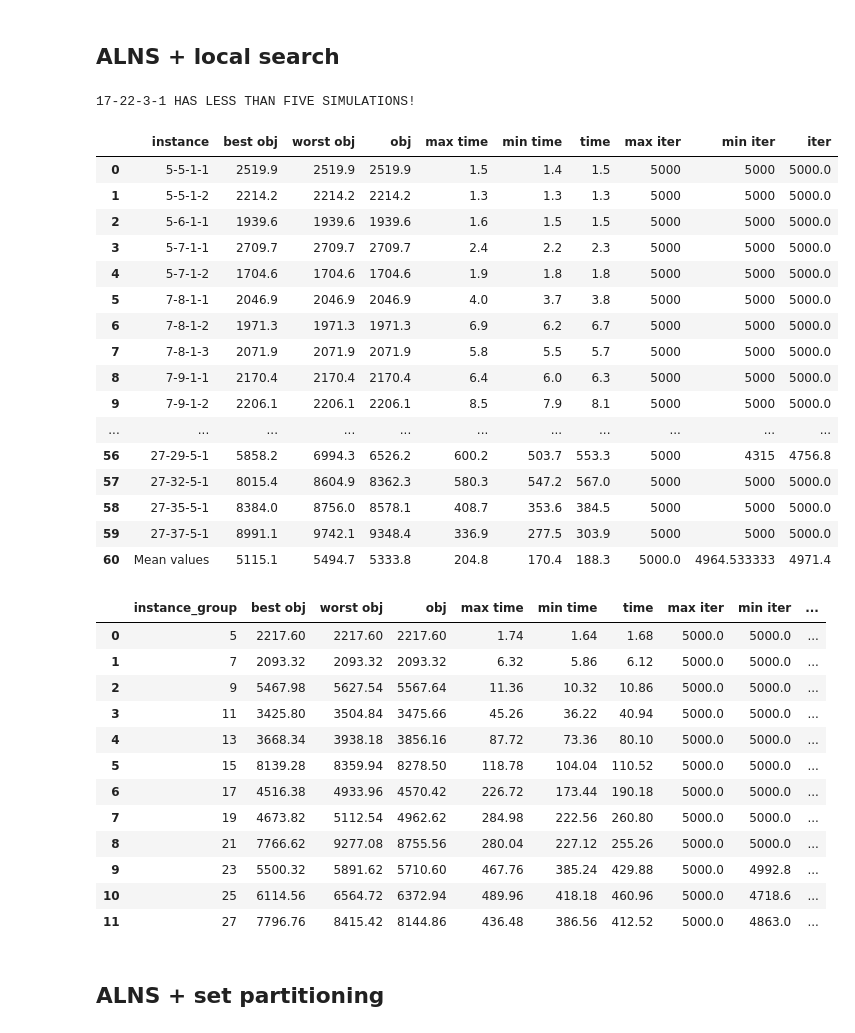
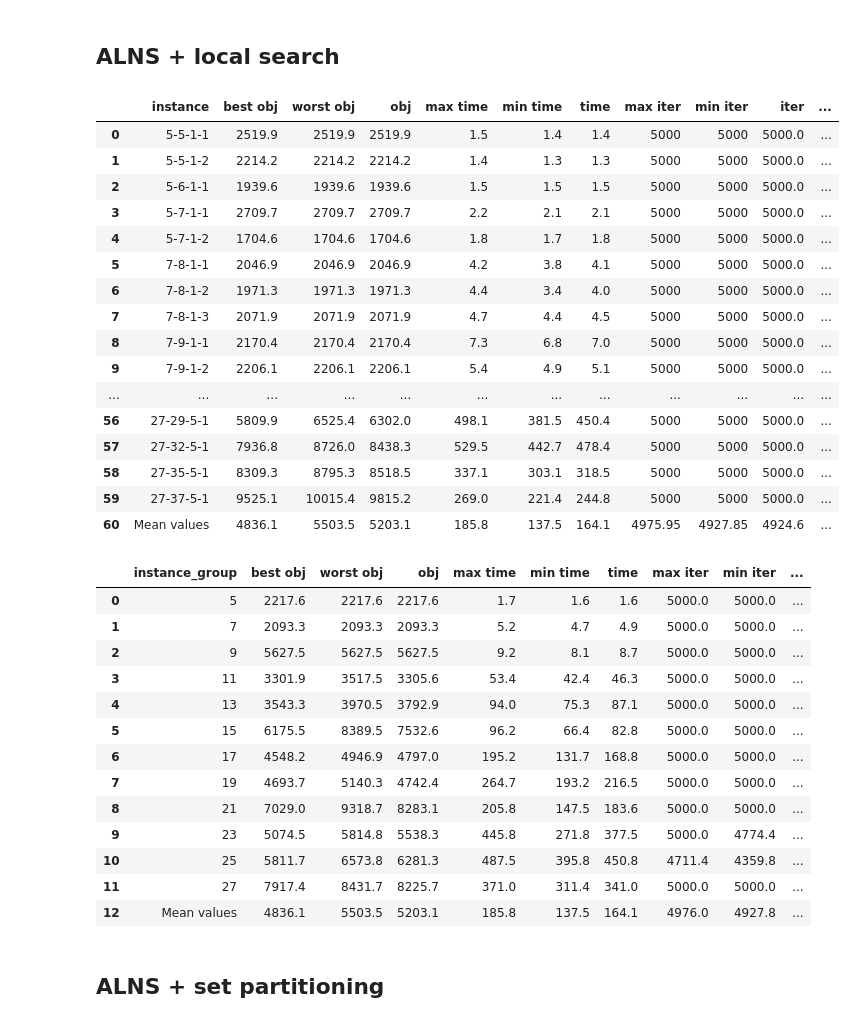
Before and after one commit to avandvik/masters-thesis, a Jupyter notebook: plot/performance.ipynb, the cells around one changed output. Saved outputs shown, nothing was run; the diff lists cells and outputs as text; code cells hidden in the pictures.

```diff
--- a/plot/performance.ipynb
+++ b/plot/performance.ipynb
@@ -221,5 +223,10 @@ def aggregate_df_by_instance_group(df):
     df = df.append(mean_row, ignore_index=True)
     df = df.round(1)
     return df
+
+def load_df(file_name):
+    run_df = pd.read_pickle(f'dataframes/performance/{file_name}')
+    # run_df = sort_df(run_df, sort_column)
+    return run_df
 # %% [markdown]
 ## ALNS baseline
@@ -355,47 +386,54 @@ run_lns_agg_df
 # %% [markdown]
 ## ALNS + local search
 # %%
-run_ls_name = 'ls/'
-run_ls_df = generate_run_df(run_ls_name)
-run_ls_agg_df = aggregate_df_by_instance_group(run_ls_df)
+if generate_df:
+    run_ls_name = 'second/ls/'
+    run_ls_df = generate_run_df(run_ls_name)
+    run_ls_agg_df = aggregate_df_by_instance_group(run_ls_df)
+
+    run_ls_file_name = f'dataframes/performance/ls.pkl'
+    run_ls_agg_file_name = f'dataframes/performance/ls_agg.pkl'
+    run_ls_df.to_pickle(run_ls_file_name)
+    run_ls_agg_df.to_pickle(run_ls_agg_file_name)
-# %% [output]
-17-22-3-1 HAS LESS THAN FIVE SIMULATIONS!
 # %%
+run_ls_df = load_df('ls.pkl')
 run_ls_df
 # %% [output]
-|  | instance | best obj | worst obj | obj | max time | min time | time | max iter | min iter | iter |
-| 0 | 5-5-1-1 | 2519.9 | 2519.9 | 2519.9 | 1.5 | 1.4 | 1.5 | 5000 | 5000 | 5000.0 |
-| 1 | 5-5-1-2 | 2214.2 | 2214.2 | 2214.2 | 1.3 | 1.3 | 1.3 | 5000 | 5000 | 5000.0 |
-| 2 | 5-6-1-1 | 1939.6 | 1939.6 | 1939.6 | 1.6 | 1.5 | 1.5 | 5000 | 5000 | 5000.0 |
-| 3 | 5-7-1-1 | 2709.7 | 2709.7 | 2709.7 | 2.4 | 2.2 | 2.3 | 5000 | 5000 | 5000.0 |
-| 4 | 5-7-1-2 | 1704.6 | 1704.6 | 1704.6 | 1.9 | 1.8 | 1.8 | 5000 | 5000 | 5000.0 |
-| 5 | 7-8-1-1 | 2046.9 | 2046.9 | 2046.9 | 4.0 | 3.7 | 3.8 | 5000 | 5000 | 5000.0 |
-| 6 | 7-8-1-2 | 1971.3 | 1971.3 | 1971.3 | 6.9 | 6.2 | 6.7 | 5000 | 5000 | 5000.0 |
-| 7 | 7-8-1-3 | 2071.9 | 2071.9 | 2071.9 | 5.8 | 5.5 | 5.7 | 5000 | 5000 | 5000.0 |
-| 8 | 7-9-1-1 | 2170.4 | 2170.4 | 2170.4 | 6.4 | 6.0 | 6.3 | 5000 | 5000 | 5000.0 |
-| 9 | 7-9-1-2 | 2206.1 | 2206.1 | 2206.1 | 8.5 | 7.9 | 8.1 | 5000 | 5000 | 5000.0 |
-| ... | ... | ... | ... | ... | ... | ... | ... | ... | ... | ... |
-| 56 | 27-29-5-1 | 5858.2 | 6994.3 | 6526.2 | 600.2 | 503.7 | 553.3 | 5000 | 4315 | 4756.8 |
-| 57 | 27-32-5-1 | 8015.4 | 8604.9 | 8362.3 | 580.3 | 547.2 | 567.0 | 5000 | 5000 | 5000.0 |
-| 58 | 27-35-5-1 | 8384.0 | 8756.0 | 8578.1 | 408.7 | 353.6 | 384.5 | 5000 | 5000 | 5000.0 |
-| 59 | 27-37-5-1 | 8991.1 | 9742.1 | 9348.4 | 336.9 | 277.5 | 303.9 | 5000 | 5000 | 5000.0 |
-| 60 | Mean values | 5115.1 | 5494.7 | 5333.8 | 204.8 | 170.4 | 188.3 | 5000.0 | 4964.533333 | 4971.4 |
+|  | instance | best obj | worst obj | obj | max time | min time | time | max iter | min iter | iter | ... |
+| 0 | 5-5-1-1 | 2519.9 | 2519.9 | 2519.9 | 1.5 | 1.4 | 1.4 | 5000 | 5000 | 5000.0 | ... |
+| 1 | 5-5-1-2 | 2214.2 | 2214.2 | 2214.2 | 1.4 | 1.3 | 1.3 | 5000 | 5000 | 5000.0 | ... |
+| 2 | 5-6-1-1 | 1939.6 | 1939.6 | 1939.6 | 1.5 | 1.5 | 1.5 | 5000 | 5000 | 5000.0 | ... |
+| 3 | 5-7-1-1 | 2709.7 | 2709.7 | 2709.7 | 2.2 | 2.1 | 2.1 | 5000 | 5000 | 5000.0 | ... |
+| 4 | 5-7-1-2 | 1704.6 | 1704.6 | 1704.6 | 1.8 | 1.7 | 1.8 | 5000 | 5000 | 5000.0 | ... |
+| 5 | 7-8-1-1 | 2046.9 | 2046.9 | 2046.9 | 4.2 | 3.8 | 4.1 | 5000 | 5000 | 5000.0 | ... |
+| 6 | 7-8-1-2 | 1971.3 | 1971.3 | 1971.3 | 4.4 | 3.4 | 4.0 | 5000 | 5000 | 5000.0 | ... |
+| 7 | 7-8-1-3 | 2071.9 | 2071.9 | 2071.9 | 4.7 | 4.4 | 4.5 | 5000 | 5000 | 5000.0 | ... |
+| 8 | 7-9-1-1 | 2170.4 | 2170.4 | 2170.4 | 7.3 | 6.8 | 7.0 | 5000 | 5000 | 5000.0 | ... |
+| 9 | 7-9-1-2 | 2206.1 | 2206.1 | 2206.1 | 5.4 | 4.9 | 5.1 | 5000 | 5000 | 5000.0 | ... |
+| ... | ... | ... | ... | ... | ... | ... | ... | ... | ... | ... | ... |
+| 56 | 27-29-5-1 | 5809.9 | 6525.4 | 6302.0 | 498.1 | 381.5 | 450.4 | 5000 | 5000 | 5000.0 | ... |
+| 57 | 27-32-5-1 | 7936.8 | 8726.0 | 8438.3 | 529.5 | 442.7 | 478.4 | 5000 | 5000 | 5000.0 | ... |
+| 58 | 27-35-5-1 | 8309.3 | 8795.3 | 8518.5 | 337.1 | 303.1 | 318.5 | 5000 | 5000 | 5000.0 | ... |
+| 59 | 27-37-5-1 | 9525.1 | 10015.4 | 9815.2 | 269.0 | 221.4 | 244.8 | 5000 | 5000 | 5000.0 | ... |
+| 60 | Mean values | 4836.1 | 5503.5 | 5203.1 | 185.8 | 137.5 | 164.1 | 4975.95 | 4927.85 | 4924.6 | ... |
 # %%
+run_ls_agg_df = load_df('ls_agg.pkl')
 run_ls_agg_df
 # %% [output]
 |  | instance_group | best obj | worst obj | obj | max time | min time | time | max iter | min iter | ... |
-| 0 | 5 | 2217.60 | 2217.60 | 2217.60 | 1.74 | 1.64 | 1.68 | 5000.0 | 5000.0 | ... |
-| 1 | 7 | 2093.32 | 2093.32 | 2093.32 | 6.32 | 5.86 | 6.12 | 5000.0 | 5000.0 | ... |
-| 2 | 9 | 5467.98 | 5627.54 | 5567.64 | 11.36 | 10.32 | 10.86 | 5000.0 | 5000.0 | ... |
-| 3 | 11 | 3425.80 | 3504.84 | 3475.66 | 45.26 | 36.22 | 40.94 | 5000.0 | 5000.0 | ... |
-| 4 | 13 | 3668.34 | 3938.18 | 3856.16 | 87.72 | 73.36 | 80.10 | 5000.0 | 5000.0 | ... |
-| 5 | 15 | 8139.28 | 8359.94 | 8278.50 | 118.78 | 104.04 | 110.52 | 5000.0 | 5000.0 | ... |
-| 6 | 17 | 4516.38 | 4933.96 | 4570.42 | 226.72 | 173.44 | 190.18 | 5000.0 | 5000.0 | ... |
-| 7 | 19 | 4673.82 | 5112.54 | 4962.62 | 284.98 | 222.56 | 260.80 | 5000.0 | 5000.0 | ... |
-| 8 | 21 | 7766.62 | 9277.08 | 8755.56 | 280.04 | 227.12 | 255.26 | 5000.0 | 5000.0 | ... |
-| 9 | 23 | 5500.32 | 5891.62 | 5710.60 | 467.76 | 385.24 | 429.88 | 5000.0 | 4992.8 | ... |
-| 10 | 25 | 6114.56 | 6564.72 | 6372.94 | 489.96 | 418.18 | 460.96 | 5000.0 | 4718.6 | ... |
-| 11 | 27 | 7796.76 | 8415.42 | 8144.86 | 436.48 | 386.56 | 412.52 | 5000.0 | 4863.0 | ... |
+| 0 | 5 | 2217.6 | 2217.6 | 2217.6 | 1.7 | 1.6 | 1.6 | 5000.0 | 5000.0 | ... |
+| 1 | 7 | 2093.3 | 2093.3 | 2093.3 | 5.2 | 4.7 | 4.9 | 5000.0 | 5000.0 | ... |
+| 2 | 9 | 5627.5 | 5627.5 | 5627.5 | 9.2 | 8.1 | 8.7 | 5000.0 | 5000.0 | ... |
+| 3 | 11 | 3301.9 | 3517.5 | 3305.6 | 53.4 | 42.4 | 46.3 | 5000.0 | 5000.0 | ... |
+| 4 | 13 | 3543.3 | 3970.5 | 3792.9 | 94.0 | 75.3 | 87.1 | 5000.0 | 5000.0 | ... |
+| 5 | 15 | 6175.5 | 8389.5 | 7532.6 | 96.2 | 66.4 | 82.8 | 5000.0 | 5000.0 | ... |
+| 6 | 17 | 4548.2 | 4946.9 | 4797.0 | 195.2 | 131.7 | 168.8 | 5000.0 | 5000.0 | ... |
+| 7 | 19 | 4693.7 | 5140.3 | 4742.4 | 264.7 | 193.2 | 216.5 | 5000.0 | 5000.0 | ... |
+| 8 | 21 | 7029.0 | 9318.7 | 8283.1 | 205.8 | 147.5 | 183.6 | 5000.0 | 5000.0 | ... |
+| 9 | 23 | 5074.5 | 5814.8 | 5538.3 | 445.8 | 271.8 | 377.5 | 5000.0 | 4774.4 | ... |
+| 10 | 25 | 5811.7 | 6573.8 | 6281.3 | 487.5 | 395.8 | 450.8 | 4711.4 | 4359.8 | ... |
+| 11 | 27 | 7917.4 | 8431.7 | 8225.7 | 371.0 | 311.4 | 341.0 | 5000.0 | 5000.0 | ... |
+| 12 | Mean values | 4836.1 | 5503.5 | 5203.1 | 185.8 | 137.5 | 164.1 | 4976.0 | 4927.8 | ... |
 # %% [markdown]
 ## ALNS + set partitioning
 # %%
```
Also changed, not shown: parts of 17 cells of this notebook, 35 other files.
